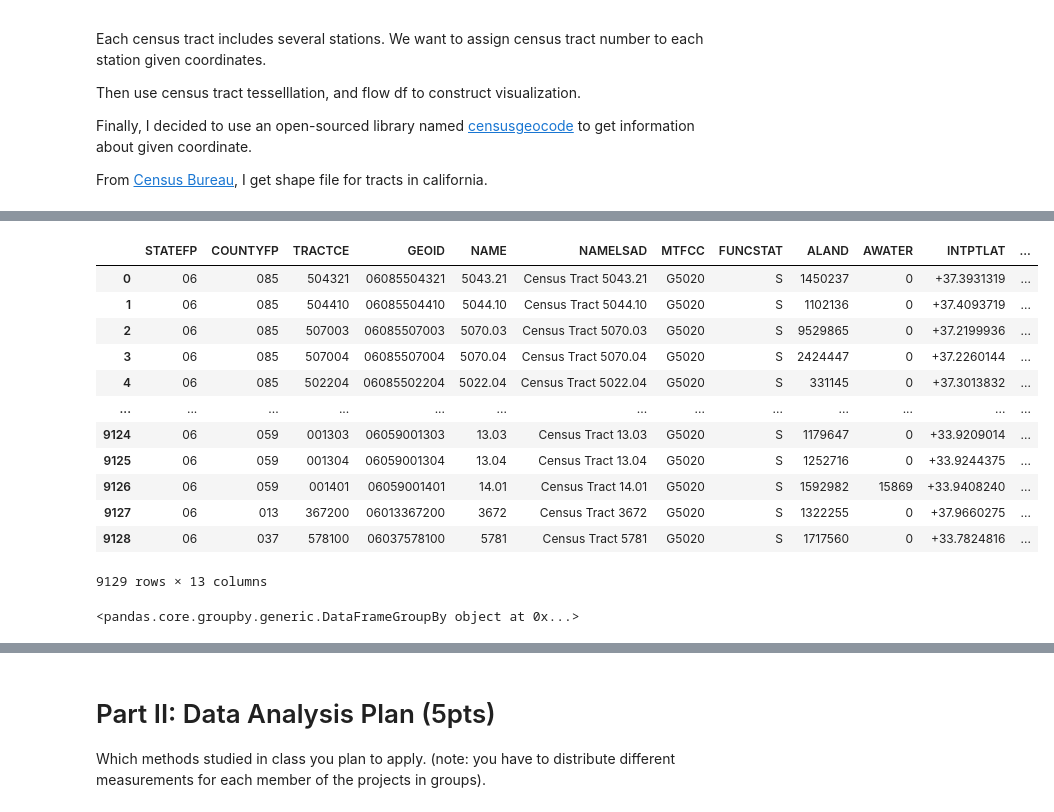
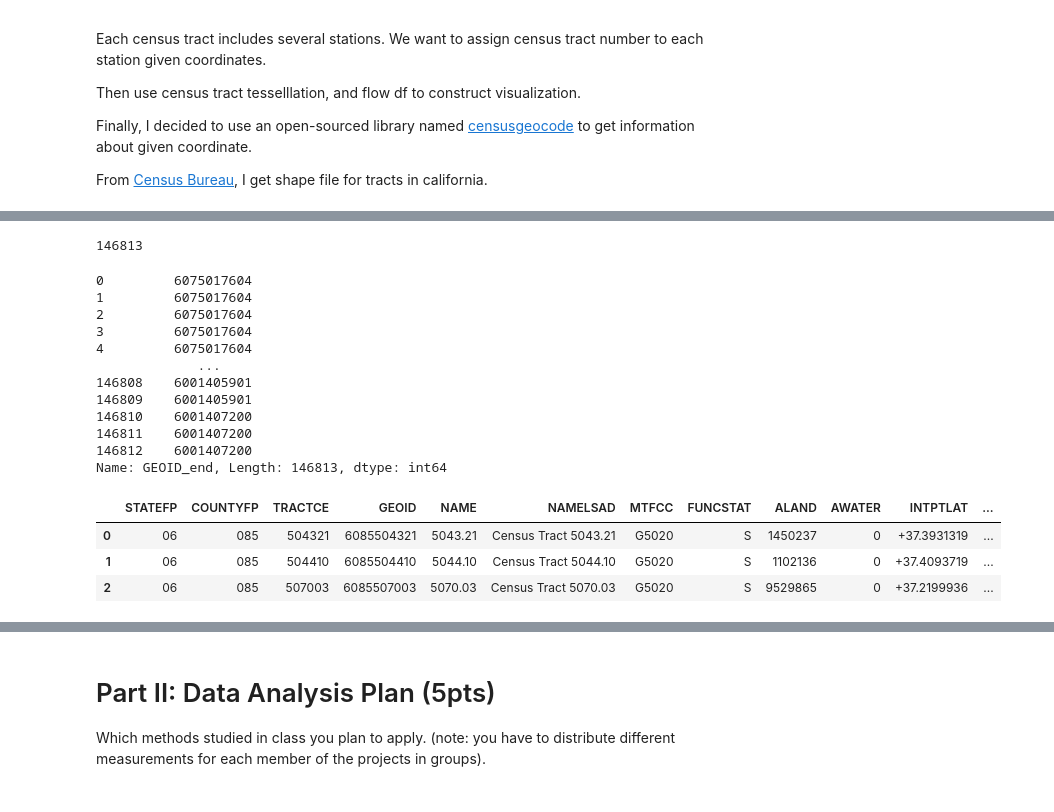
Before and after one commit to 6shun/Lyft-BayWheel, a Jupyter notebook: CE263_Project.ipynb, the cells around one changed output, grey strips where cells are left out. Drawn from its saved outputs; the diff is of its cells as text; code cells hidden in the pictures.

```diff
--- a/CE263_Project.ipynb
+++ b/CE263_Project.ipynb
@@ -461,26 +408,40 @@ df_csv_new.merge(station_tess_df_new, left_on='tile_ID_start', right_on='tile_ID
+# %%
+# Read the file
+data = pd.read_csv('data/202109-baywheels-tripdata_geoid.csv')
+print(len(data))
+data.head(3)
+
+#for r in np.arange(len(data)):
+#    data['GEOID_start'].iloc[r] = int(data['GEOID_start'].iloc[r])
+#    data['GEOID_end'].iloc[r] = int(data['GEOID_end'].iloc[r])
+
+data['GEOID_start'].astype(int)
+data['GEOID_end'].astype(int)
+# %% [output]
+146813
+0         6075017604
+1         6075017604
+2         6075017604
+3         6075017604
+4         6075017604
+             ...
+146808    6001405901
+146809    6001405901
+146810    6001407200
+146811    6001407200
+146812    6001407200
+Name: GEOID_end, Length: 146813, dtype: int64
 # %%
 # Explore Shape file
 locations = gpd.read_file('data/tl_2021_06_tract/tl_2021_06_tract.shp')
-locations
+
+# GEOID have an extra 0 for each row
+# Delete it.
+for r in np.arange(len(locations)):
+    locations['GEOID'].iloc[r] = int(locations['GEOID'].iloc[r])
+locations.head(3)
 # %% [output]
 |  | STATEFP | COUNTYFP | TRACTCE | GEOID | NAME | NAMELSAD | MTFCC | FUNCSTAT | ALAND | AWATER | INTPTLAT | ... |
-| 0 | 06 | 085 | 504321 | 06085504321 | 5043.21 | Census Tract 5043.21 | G5020 | S | 1450237 | 0 | +37.3931319 | ... |
-| 1 | 06 | 085 | 504410 | 06085504410 | 5044.10 | Census Tract 5044.10 | G5020 | S | 1102136 | 0 | +37.4093719 | ... |
-| 2 | 06 | 085 | 507003 | 06085507003 | 5070.03 | Census Tract 5070.03 | G5020 | S | 9529865 | 0 | +37.2199936 | ... |
-| 3 | 06 | 085 | 507004 | 06085507004 | 5070.04 | Census Tract 5070.04 | G5020 | S | 2424447 | 0 | +37.2260144 | ... |
-| 4 | 06 | 085 | 502204 | 06085502204 | 5022.04 | Census Tract 5022.04 | G5020 | S | 331145 | 0 | +37.3013832 | ... |
-| ... | ... | ... | ... | ... | ... | ... | ... | ... | ... | ... | ... | ... |
-| 9124 | 06 | 059 | 001303 | 06059001303 | 13.03 | Census Tract 13.03 | G5020 | S | 1179647 | 0 | +33.9209014 | ... |
-| 9125 | 06 | 059 | 001304 | 06059001304 | 13.04 | Census Tract 13.04 | G5020 | S | 1252716 | 0 | +33.9244375 | ... |
-| 9126 | 06 | 059 | 001401 | 06059001401 | 14.01 | Census Tract 14.01 | G5020 | S | 1592982 | 15869 | +33.9408240 | ... |
-| 9127 | 06 | 013 | 367200 | 06013367200 | 3672 | Census Tract 3672 | G5020 | S | 1322255 | 0 | +37.9660275 | ... |
-| 9128 | 06 | 037 | 578100 | 06037578100 | 5781 | Census Tract 5781 | G5020 | S | 1717560 | 0 | +33.7824816 | ... |
+| 0 | 06 | 085 | 504321 | 6085504321 | 5043.21 | Census Tract 5043.21 | G5020 | S | 1450237 | 0 | +37.3931319 | ... |
+| 1 | 06 | 085 | 504410 | 6085504410 | 5044.10 | Census Tract 5044.10 | G5020 | S | 1102136 | 0 | +37.4093719 | ... |
+| 2 | 06 | 085 | 507003 | 6085507003 | 5070.03 | Census Tract 5070.03 | G5020 | S | 9529865 | 0 | +37.2199936 | ... |
-9129 rows × 13 columns
-# %%
-# Task:
-# Now we have census_tract for each station
-# .groupby()
-# Find shape of census tract
-station_tess_df_new.groupby('GEOID')
-# %% [output]
-<pandas.core.groupby.generic.DataFrameGroupBy object at 0x...>
```
Also changed, not shown: parts of 27 cells of this notebook, 3 other files.
